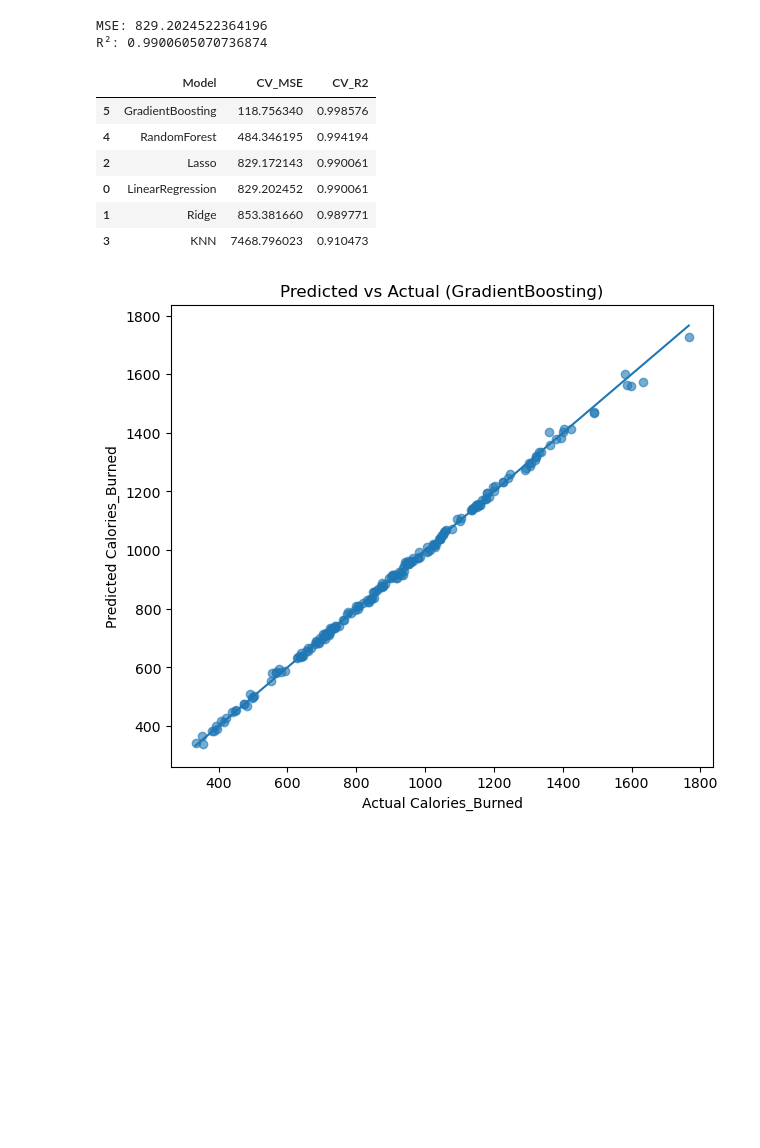
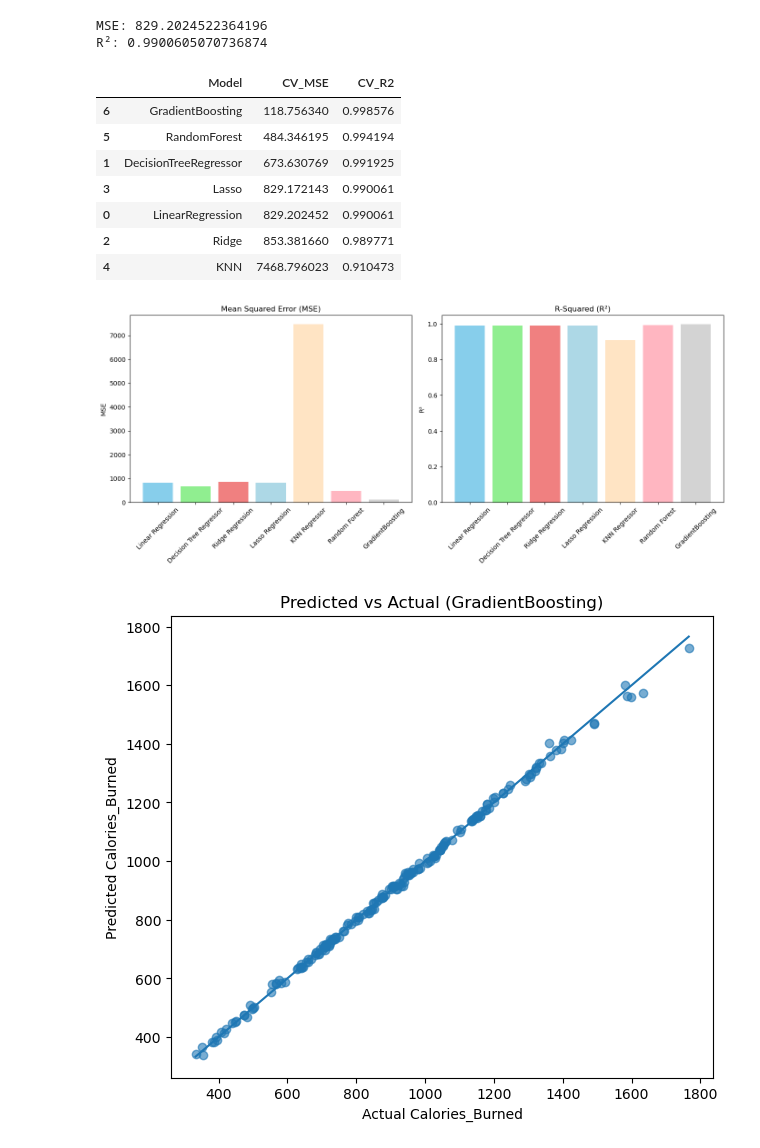
Before and after one commit to codesumaiml/capstone, a Jupyter notebook: gym_member_exercise.ipynb, the cells around one changed output. Saved outputs shown, nothing was run; the diff lists cells and outputs as text; code cells hidden in the pictures; blank space fills up the shorter version.

```diff
--- a/gym_member_exercise.ipynb
+++ b/gym_member_exercise.ipynb
@@ -287,6 +319,7 @@ R²: 0.9900605070736874
 # %%
 models = {
     "LinearRegression": LinearRegression(),
+    "DecisionTreeRegressor": DecisionTreeRegressor(random_state=42),
     "Ridge": Ridge(alpha=1.0, random_state=42),
     "Lasso": Lasso(alpha=0.001, random_state=42, max_iter=5000),
     "KNN": KNeighborsRegressor(n_neighbors=7),
@@ -298,6 +331,8 @@ models = {
 }
 
 cv_results = []
+mse_values = []
+r2_values = []
 
 for name, model in models.items():
     pipe = Pipeline(steps=[("preprocess", preprocess),
@@ -309,30 +344,57 @@ for name, model in models.items():
     mse = mean_squared_error(y_test, preds)
     r2 = r2_score(y_test, preds)
     cv_results.append((name, mse, r2))
-
+    mse_values.append(mse)
+    r2_values.append(r2)
 results_df = pd.DataFrame(cv_results, columns=["Model", "CV_MSE", "CV_R2"]).sort_values("CV_MSE")
 results_df
 # %% [output]
 |  | Model | CV_MSE | CV_R2 |
-| 5 | GradientBoosting | 118.756340 | 0.998576 |
-| 4 | RandomForest | 484.346195 | 0.994194 |
-| 2 | Lasso | 829.172143 | 0.990061 |
+| 6 | GradientBoosting | 118.756340 | 0.998576 |
+| 5 | RandomForest | 484.346195 | 0.994194 |
+| 1 | DecisionTreeRegressor | 673.630769 | 0.991925 |
+| 3 | Lasso | 829.172143 | 0.990061 |
 | 0 | LinearRegression | 829.202452 | 0.990061 |
-| 1 | Ridge | 853.381660 | 0.989771 |
-| 3 | KNN | 7468.796023 | 0.910473 |
+| 2 | Ridge | 853.381660 | 0.989771 |
+| 4 | KNN | 7468.796023 | 0.910473 |
 # %%
 # Visualize predicted vs actual for best model
+models = ['Linear Regression','Decision Tree Regressor','Ridge Regression','Lasso Regression','KNN Regressor','Random Forest','GradientBoosting']
 
-plt.figure(figsize=(7,6))
-plt.scatter(y_test, preds, alpha=0.6)
-plt.title(f"Predicted vs Actual ({results_df.iloc[0]['Model']})")
-plt.xlabel("Actual Calories_Burned")
-plt.ylabel("Predicted Calories_Burned")
+plt.figure(figsize=(14,6))
 
-# 45-degree reference line
-minv = min(y_test.min(), preds.min())
-maxv = max(y_test.max(), preds.max())
-plt.plot([minv, maxv], [minv, maxv])
+# MSE Bar Plot
+plt.subplot(1, 2, 1)
+plt.bar(models, mse_values, color=['skyblue', 'lightgreen', 'lightcoral', 'lightblue', 'bisque', 'lightpink', 'lightgray'])
+plt.title('Mean Squared Error (MSE)')
+plt.ylabel('MSE')
+plt.xticks(rotation=45)
+
+# R-Squared Bar Plot
+plt.subplot(1, 2, 2)
+plt.bar(models, r2_values, color=['skyblue', 'lightgreen', 'lightcoral', 'lightblue', 'bisque', 'lightpink', 'lightgray'])
+plt.title('R-Squared (R²)')
+plt.ylabel('R²')
+plt.xticks(rotation=45)
+
+# Adjust layout and display the plots
+plt.tight_layout()
 plt.show()
 # %% [output]
-[figure, old version]
+[figure, new version]
+# %%
+# Visualize predicted vs actual for best model
+
+plt.figure(figsize=(7,6))
+plt.scatter(y_test, preds, alpha=0.6)
+plt.title(f"Predicted vs Actual ({results_df.iloc[0]['Model']})")
+plt.xlabel("Actual Calories_Burned")
+plt.ylabel("Predicted Calories_Burned")
+
+# 45-degree reference line
+minv = min(y_test.min(), preds.min())
+maxv = max(y_test.max(), preds.max())
+plt.plot([minv, maxv], [minv, maxv])
+plt.show()
+# %% [output]
+[figure, added]
```
Also changed, not shown: parts of 10 cells of this notebook.
